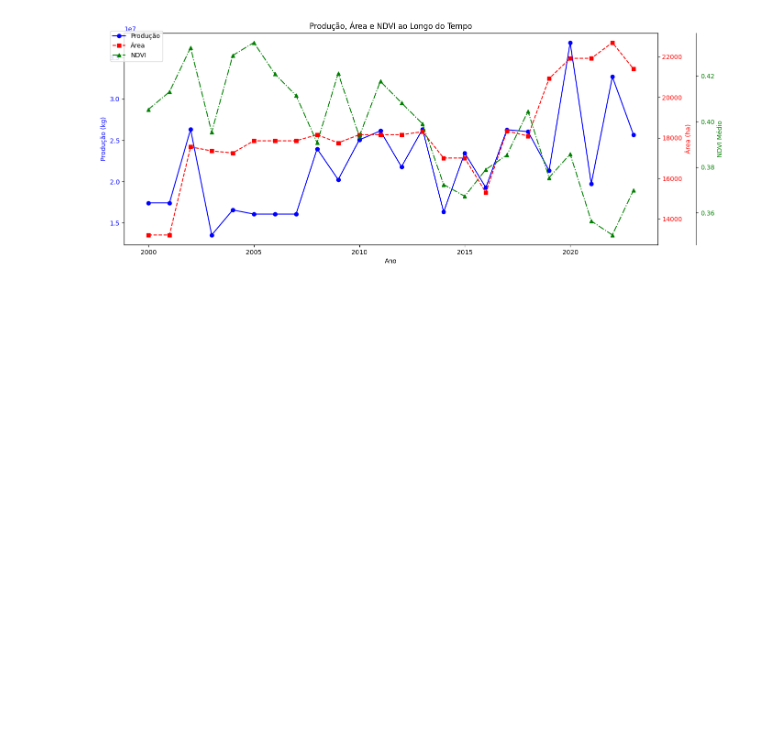
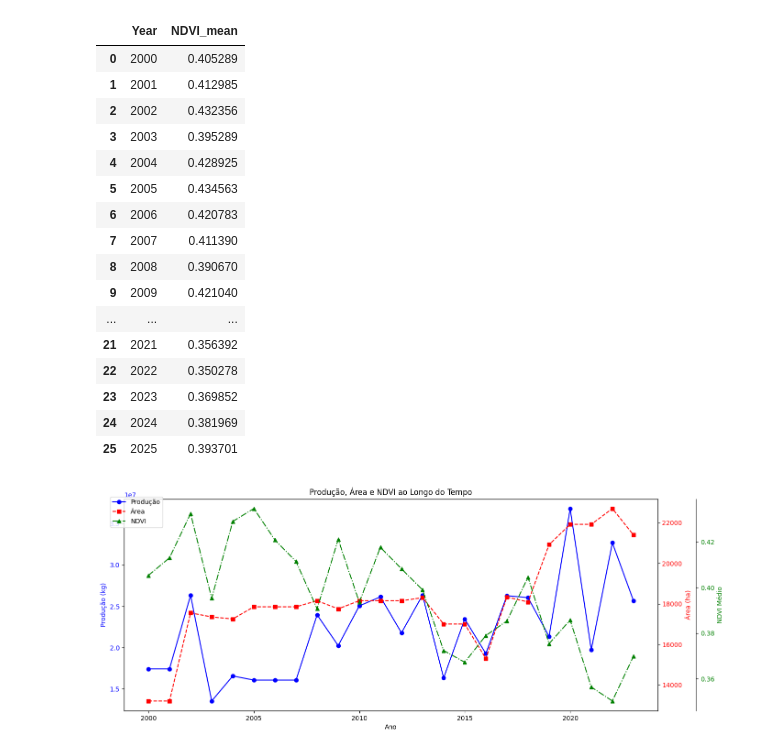
Before and after one commit to luisfuturist/ec-ingredion-3, a Jupyter notebook: notebooks/eda.ipynb, the cells around one changed output. Drawn from its saved outputs; the diff is of its cells as text; code cells hidden in the pictures; blank space fills up the shorter version.

```diff
--- a/notebooks/eda.ipynb
+++ b/notebooks/eda.ipynb
@@ -20 +20,23 @@ PROD = PROD[(PROD["Year"] >= 2000) & (PROD["Year"] <= 2023)]
+# %%
+ndvi_anual = NDVI_df.groupby('Year')['NDVI'].mean().reset_index()
+ndvi_anual.columns = ['Year', 'NDVI_mean']
+ndvi_anual
+# %% [output]
+|  | Year | NDVI_mean |
+| 0 | 2000 | 0.405289 |
+| 1 | 2001 | 0.412985 |
+| 2 | 2002 | 0.432356 |
+| 3 | 2003 | 0.395289 |
+| 4 | 2004 | 0.428925 |
+| 5 | 2005 | 0.434563 |
+| 6 | 2006 | 0.420783 |
+| 7 | 2007 | 0.411390 |
+| 8 | 2008 | 0.390670 |
+| 9 | 2009 | 0.421040 |
+| ... | ... | ... |
+| 21 | 2021 | 0.356392 |
+| 22 | 2022 | 0.350278 |
+| 23 | 2023 | 0.369852 |
+| 24 | 2024 | 0.381969 |
+| 25 | 2025 | 0.393701 |
 # %%
```
Also changed, not shown: parts of 2 cells of this notebook, 3 other files.
